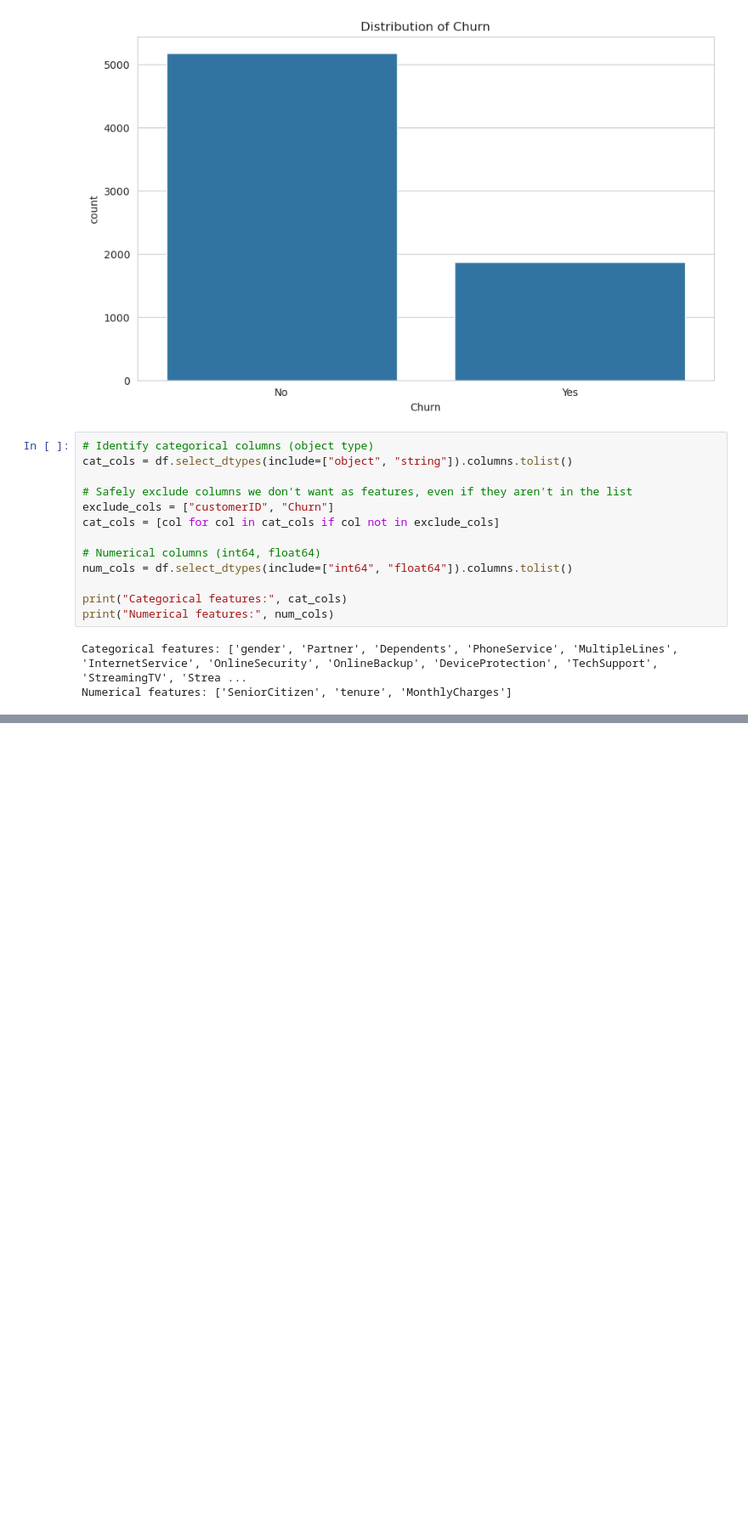
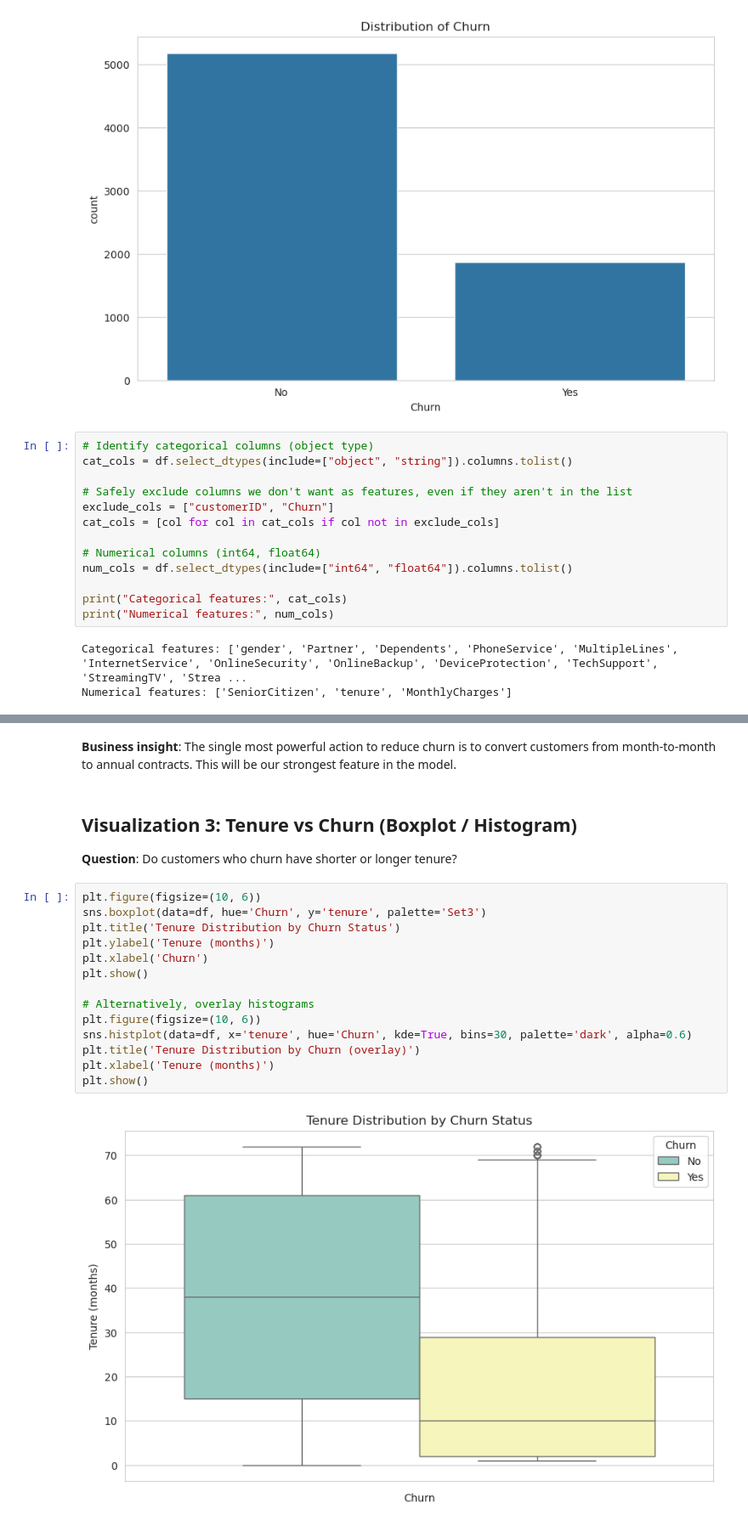
Before and after one commit to g30613740/customer_churn_prediction, a Jupyter notebook: main.ipynb, the cells around one changed output, grey strips where cells are left out. Shown at 85% size. Cells and saved outputs as stored; diff of their text form; blank space fills up the shorter version.

```diff
--- a/main.ipynb
+++ b/main.ipynb
@@ -151,0 +203,22 @@ Untitled.ipynb  WA_Fn-UseC_-Telco-Customer-Churn.csv
+# %% [markdown]
+**Business insight**: The single most powerful action to reduce churn is to convert customers from month-to-month to annual contracts. This will be our strongest feature in the model.
+# %% [markdown]
+## Visualization 3: Tenure vs Churn (Boxplot / Histogram)
+
+**Question**: Do customers who churn have shorter or longer tenure?
+# %%
+plt.figure(figsize=(10, 6))
+sns.boxplot(data=df, hue='Churn', y='tenure', palette='Set3')
+plt.title('Tenure Distribution by Churn Status')
+plt.ylabel('Tenure (months)')
+plt.xlabel('Churn')
+plt.show()
+
+# Alternatively, overlay histograms
+plt.figure(figsize=(10, 6))
+sns.histplot(data=df, x='tenure', hue='Churn', kde=True, bins=30, palette='dark', alpha=0.6)
+plt.title('Tenure Distribution by Churn (overlay)')
+plt.xlabel('Tenure (months)')
+plt.show()
+# %% [output]
+[figure, added]
```
Also changed, not shown: parts of 19 cells of this notebook.
